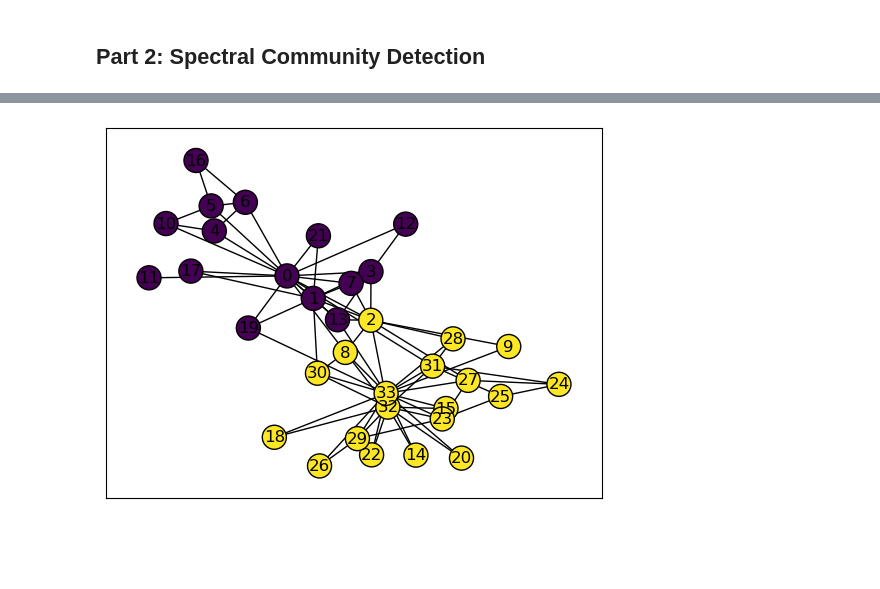
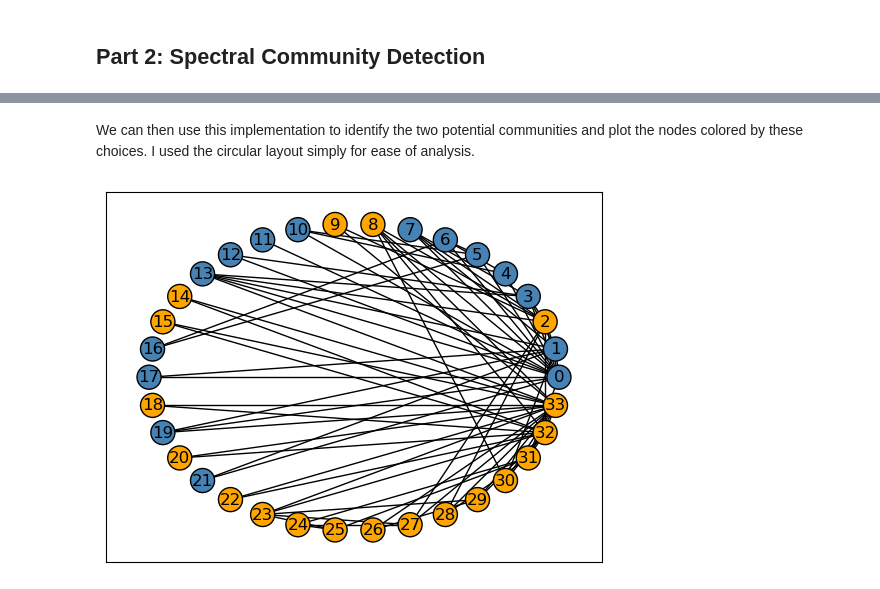
Before and after one commit to davidmbyrne/davidmbyrne.github.io, a Jupyter notebook: posts/unsupervised-learning/index.ipynb, the cells around one changed output, grey strips where cells are left out. Saved outputs shown, nothing was run; the diff lists cells and outputs as text; code cells hidden in the pictures; blank space fills up the shorter version.

```diff
--- a/posts/unsupervised-learning/index.ipynb
+++ b/posts/unsupervised-learning/index.ipynb
@@ -58,29 +68,43 @@ compare_images(grey_img, a)
 # %%
-# from sklearn.neighbors import NearestNeighbors
 import networkx as nx
-from sklearn.metrics import pairwise_distances
 import numpy as np
 
 def spectral_clustering(G):
+
+    # Get the adjacency matrix from the graph
     A = nx.adjacency_matrix(G).toarray()
+
+    # Symmetrize the matrix
     A = A + A.T
     A[A > 1] = 1
+
+    # Create our degree matrix D
     D = np.diag(np.sum(A, axis = 0))
-    D1 = np.linalg.inv(D)
+    D1 = np.linalg.inv(D) # D inverse
+
+    # Normalized laplacian
     L = D1@(D-A)
+
+    # Get eigenvalues and eigenvectors of L
     w, v = np.linalg.eig(L)
+
+    # Get eigenvector of the second smallest eigenvalue
     z_ = v[:, 1]
+
+    # Get the sign, use in clustering
     z = z_ > 0
     return z
-
-G = nx.karate_club_graph()
-A = nx.adjacency_matrix(G).toarray()
-z = spectral_clustering(G)
-
-nx.draw_networkx(G, layout,
-        with_labels=True,
-        node_color = z,
-        edgecolors = "black" # confusingly, this is the color of node borders, not of edges
-        )
-# %% [output]
-[figure, removed]
+# %% [markdown]
+We can then use this implementation to identify the two potential communities and plot the nodes colored by these choices. I used the circular layout simply for ease of analysis.
+# %%
+G = nx.karate_club_graph()
+z = spectral_clustering(G)
+layout = nx.layout.circular_layout(G)
+
+nx.draw_networkx(G, layout,
+        with_labels=True,
+        node_color = ["orange" if i == 1 else "steelblue" for i in z],
+        edgecolors = "black" # confusingly, this is the color of node borders, not of edges
+        )
+# %% [output]
+[figure, added]
```
Also changed, not shown: parts of 23 cells of this notebook, 13 other files.
